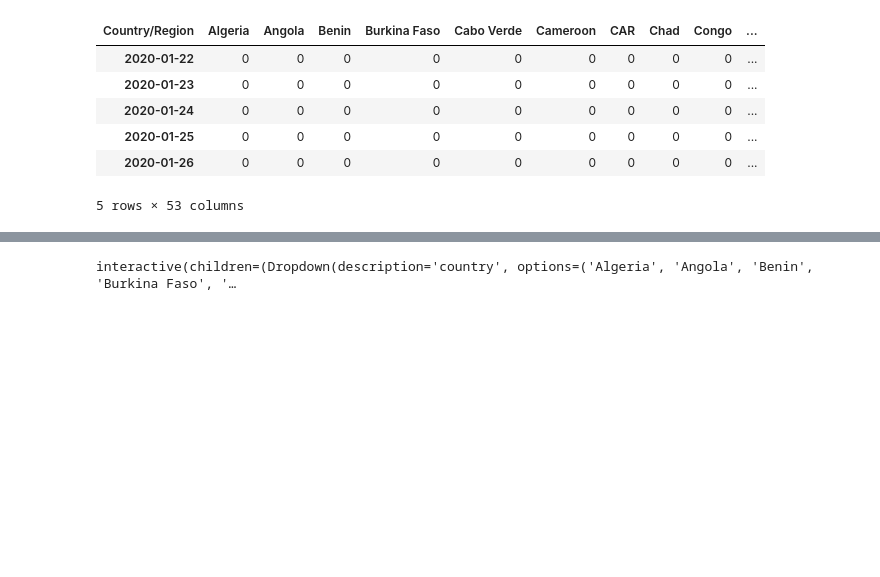
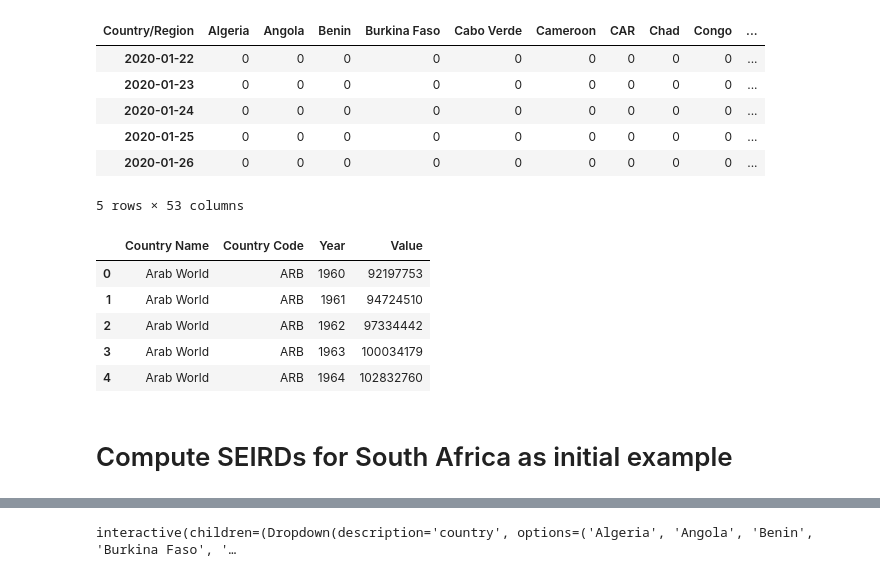
Before and after one commit to dsfsi/covid19africa, a Jupyter notebook: modelhub/notebooks/19_05_2020_Africa_SEIRD.ipynb, the cells around one changed output, grey strips where cells are left out. Cells and saved outputs as stored; diff of their text form; code cells hidden in the pictures; blank space fills up the shorter version.

```diff
--- a/modelhub/notebooks/19_05_2020_Africa_SEIRD.ipynb
+++ b/modelhub/notebooks/19_05_2020_Africa_SEIRD.ipynb
@@ -124,5 +64,16 @@ africa_recoveries_df.head()
 # %%
 # Load population data
 
 pop_url = "https://raw.githubusercontent.com/datasets/population/master/data/population.csv"
 pop_df = pd.read_csv(pop_url)
+
+pop_df.head()
+# %% [output]
+|  | Country Name | Country Code | Year | Value |
+| 0 | Arab World | ARB | 1960 | 92197753 |
+| 1 | Arab World | ARB | 1961 | 94724510 |
+| 2 | Arab World | ARB | 1962 | 97334442 |
+| 3 | Arab World | ARB | 1963 | 100034179 |
+| 4 | Arab World | ARB | 1964 | 102832760 |
+# %% [markdown]
+# Compute SEIRDs for South Africa as initial example
```
Also changed, not shown: parts of 8 cells of this notebook.
